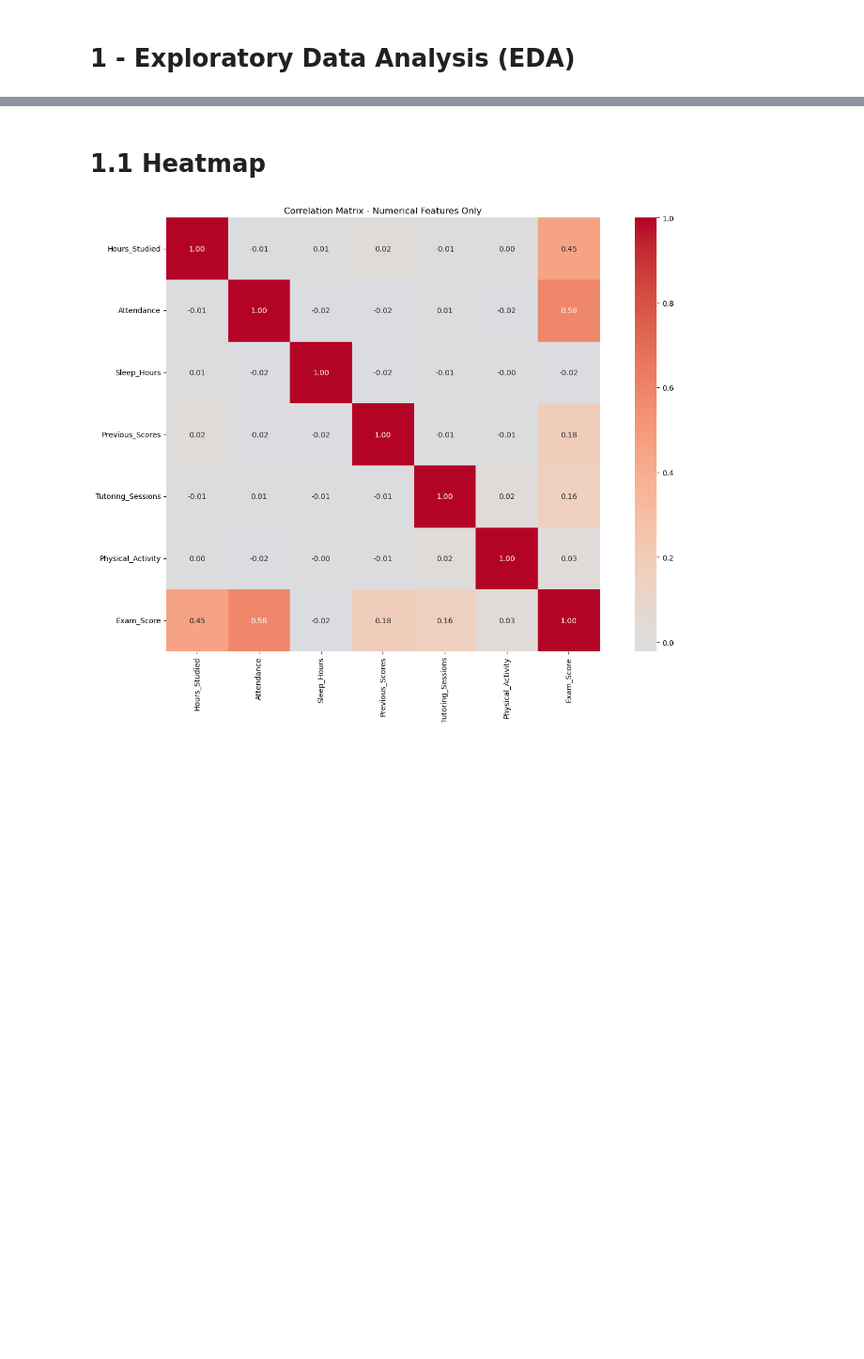
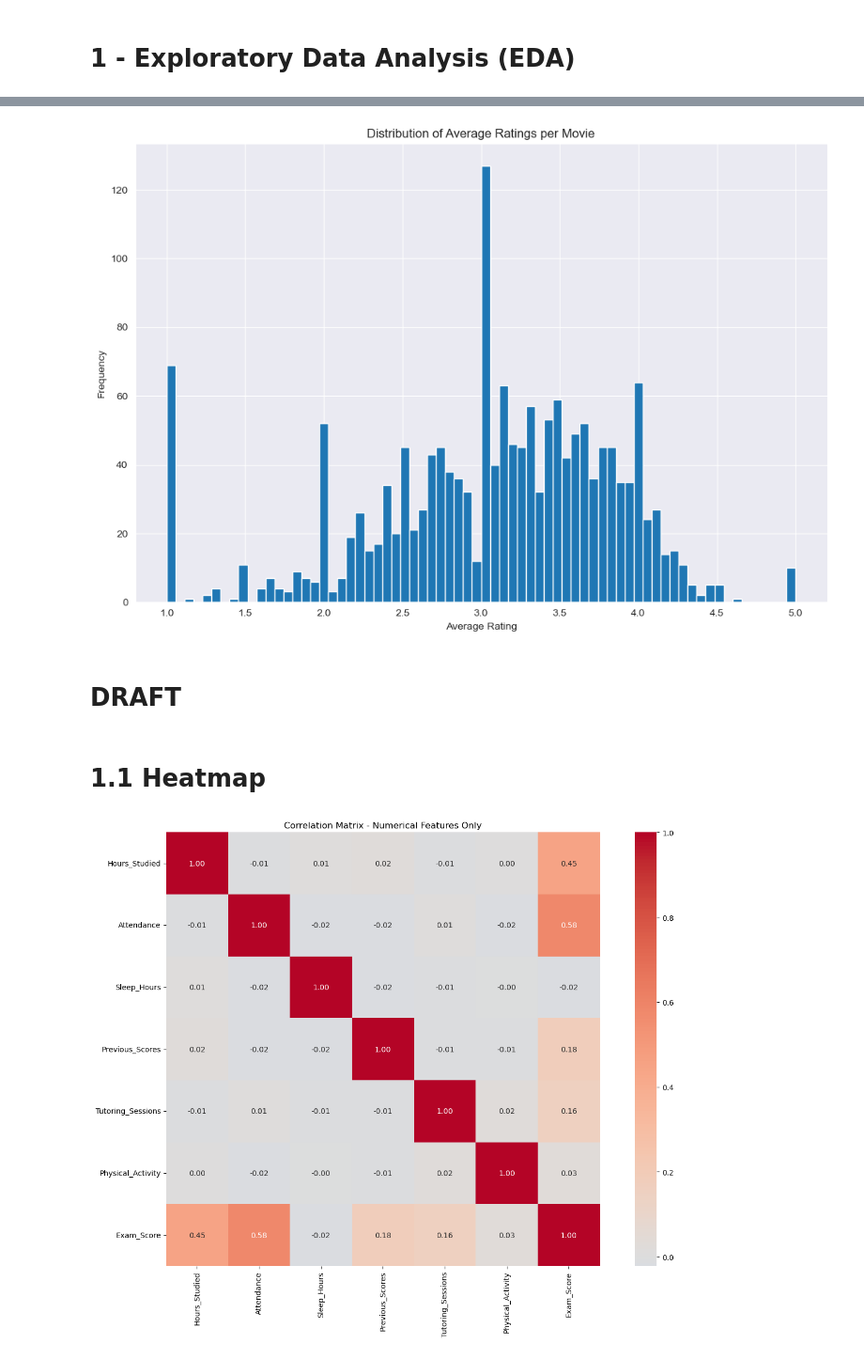
Before and after one commit to omar-desouki/Movie-Recommendation-System-Description-elevvo, a Jupyter notebook: main.ipynb, the cells around one changed output, grey strips where cells are left out. Shown at 94% size. Cells and saved outputs as stored; diff of their text form; code cells hidden in the pictures; blank space fills up the shorter version.

```diff
--- a/main.ipynb
+++ b/main.ipynb
@@ -232,3 +245,15 @@ Movies info (average rating and number of ratings):
+# %%
+# plot the avg rating distribution
+plt.figure(figsize=(12,8))
+plt.hist(movies_rating_df['avg_rating'], bins=70,)
+plt.xlabel('Average Rating')
+plt.ylabel('Frequency')
+plt.title('Distribution of Average Ratings per Movie')
+plt.show()
+# %% [output]
+[figure, added]
+# %% [markdown]
+# DRAFT
 # %%
 df_analysis = df.copy()
 # %% [markdown]
```
Also changed, not shown: parts of 4 cells of this notebook.
